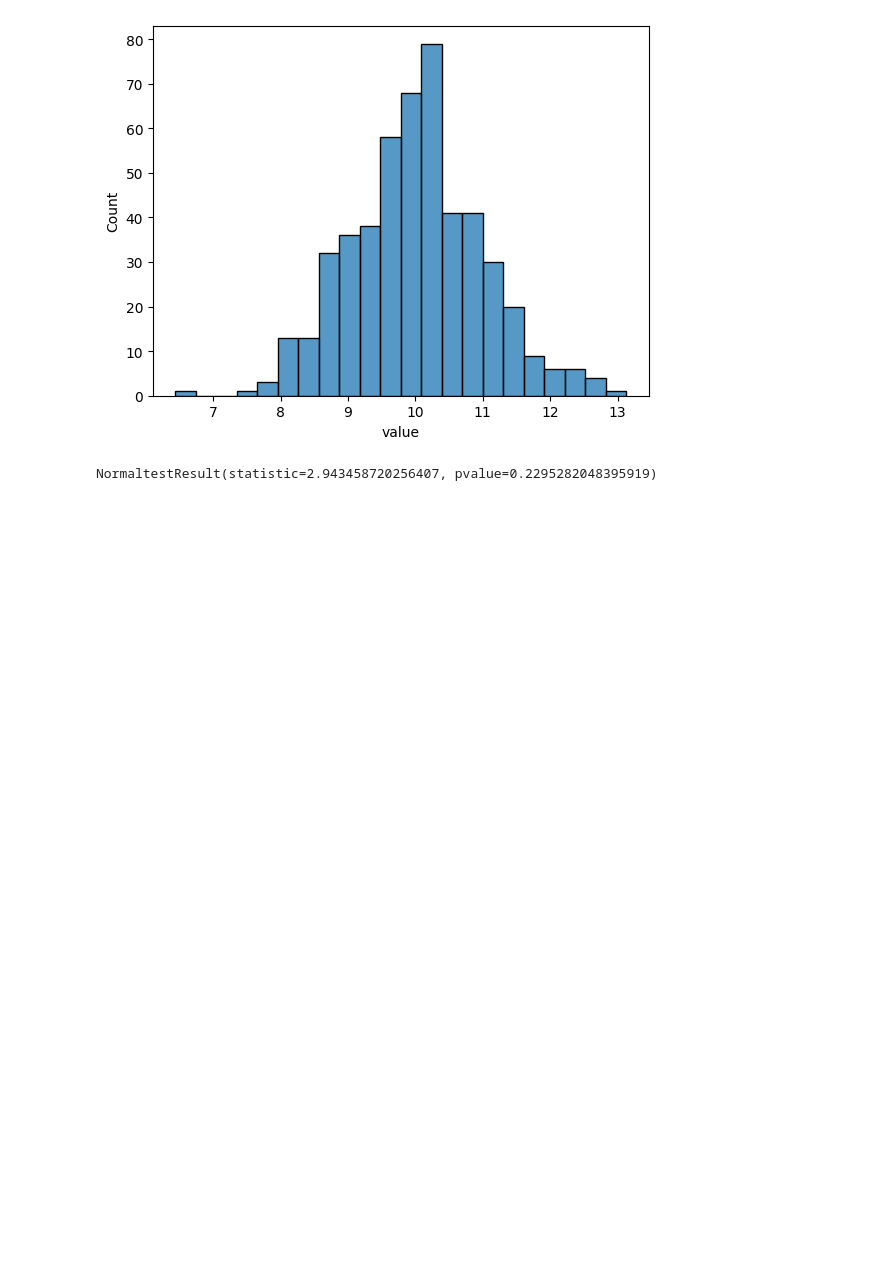
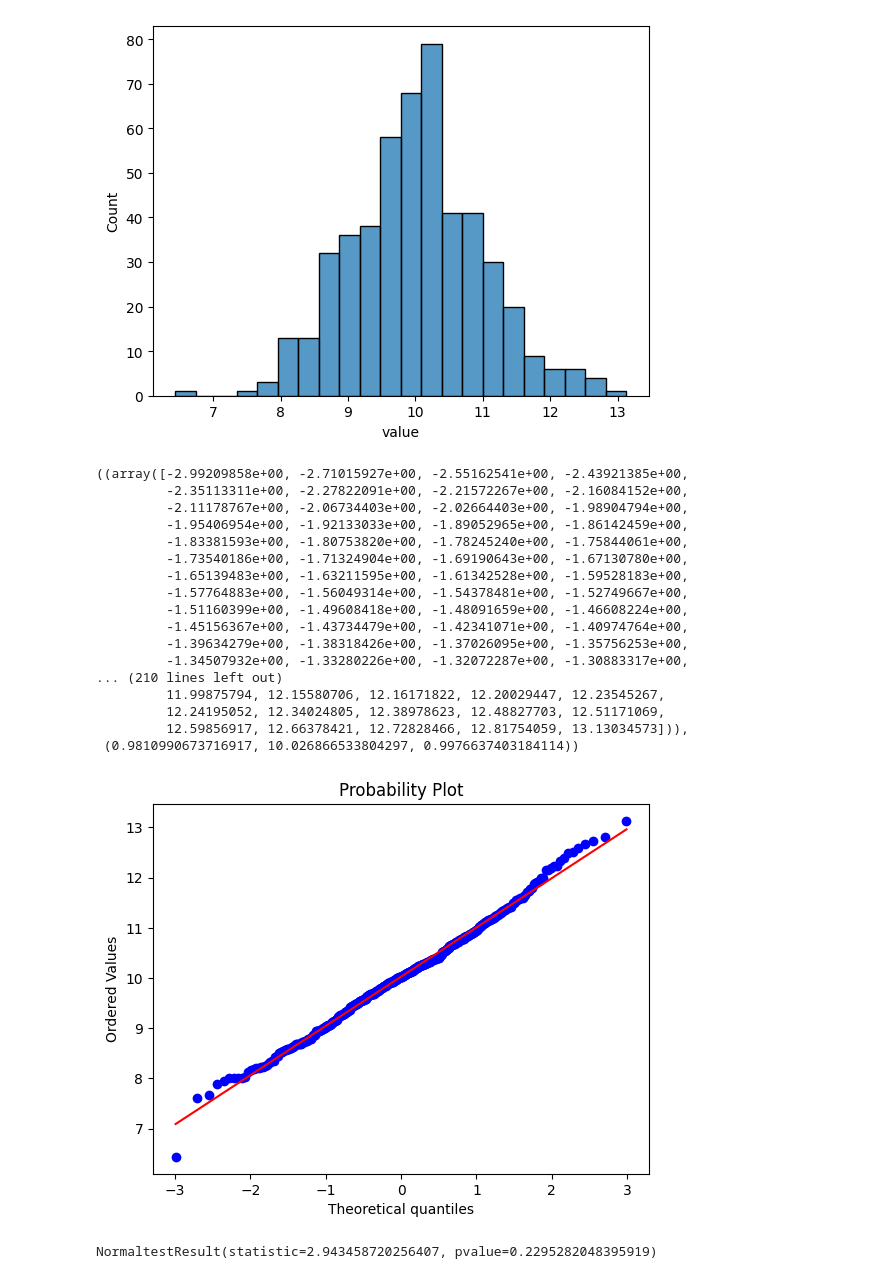
Before and after one commit to DarkPhoenix-777/AB-test-bootstrap, a Jupyter notebook: Bootstrap.ipynb, the cells around one changed output. Cells and saved outputs as stored; diff of their text form; code cells hidden in the pictures; blank space fills up the shorter version.

```diff
--- a/Bootstrap.ipynb
+++ b/Bootstrap.ipynb
@@ -55,6 +66,27 @@ sns.histplot(control_group.round(2))
 # %% [output]
 <AxesSubplot:xlabel='value', ylabel='Count'>
 [figure]
+# %%
+probplot(control_group, plot=sns.mpl.pyplot)
+# %% [output]
+((array([-2.99209858e+00, -2.71015927e+00, -2.55162541e+00, -2.43921385e+00,
+         -2.35113311e+00, -2.27822091e+00, -2.21572267e+00, -2.16084152e+00,
+         -2.11178767e+00, -2.06734403e+00, -2.02664403e+00, -1.98904794e+00,
+         -1.95406954e+00, -1.92133033e+00, -1.89052965e+00, -1.86142459e+00,
+         -1.83381593e+00, -1.80753820e+00, -1.78245240e+00, -1.75844061e+00,
+         -1.73540186e+00, -1.71324904e+00, -1.69190643e+00, -1.67130780e+00,
+         -1.65139483e+00, -1.63211595e+00, -1.61342528e+00, -1.59528183e+00,
+         -1.57764883e+00, -1.56049314e+00, -1.54378481e+00, -1.52749667e+00,
+         -1.51160399e+00, -1.49608418e+00, -1.48091659e+00, -1.46608224e+00,
+         -1.45156367e+00, -1.43734479e+00, -1.42341071e+00, -1.40974764e+00,
+         -1.39634279e+00, -1.38318426e+00, -1.37026095e+00, -1.35756253e+00,
+         -1.34507932e+00, -1.33280226e+00, -1.32072287e+00, -1.30883317e+00,
+... (210 lines left out)
+         11.99875794, 12.15580706, 12.16171822, 12.20029447, 12.23545267,
+         12.24195052, 12.34024805, 12.38978623, 12.48827703, 12.51171069,
+         12.59856917, 12.66378421, 12.72828466, 12.81754059, 13.13034573])),
+ (0.9810990673716917, 10.026866533804297, 0.9976637403184114))
+[figure, added]
 # %%
 #проверка на нормальность распределения контрольной группы - распределение нормально
 normaltest(control_group)
```
Also changed, not shown: parts of 3 cells of this notebook.
